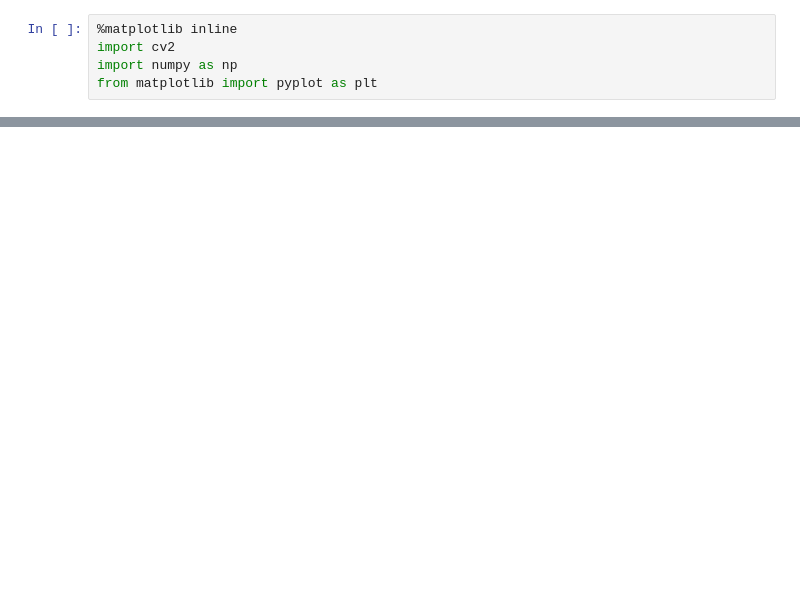
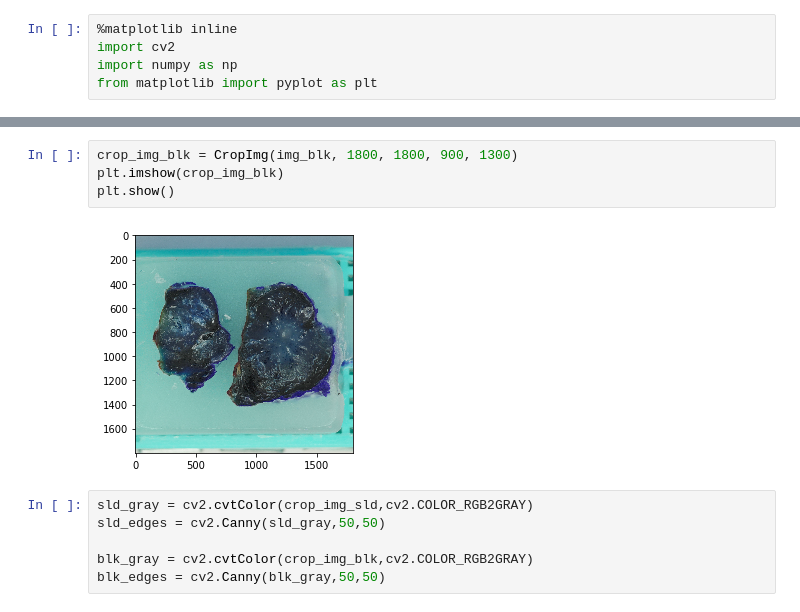
Before and after one commit to jakkarintiew/SDP, a Jupyter notebook: cv_test.ipynb, the cells around one changed output, grey strips where cells are left out. Drawn from its saved outputs; the diff is of its cells as text; blank space fills up the shorter version.

```diff
--- a/cv_test.ipynb
+++ b/cv_test.ipynb
@@ -48,0 +21,12 @@ width
+# %%
+crop_img_blk = CropImg(img_blk, 1800, 1800, 900, 1300)
+plt.imshow(crop_img_blk)
+plt.show()
+# %% [output]
+[figure, added]
+# %%
+sld_gray = cv2.cvtColor(crop_img_sld,cv2.COLOR_RGB2GRAY)
+sld_edges = cv2.Canny(sld_gray,50,50)
+
+blk_gray = cv2.cvtColor(crop_img_blk,cv2.COLOR_RGB2GRAY)
+blk_edges = cv2.Canny(blk_gray,50,50)
```
Also changed, not shown: parts of 8 cells of this notebook, 18 other files.
